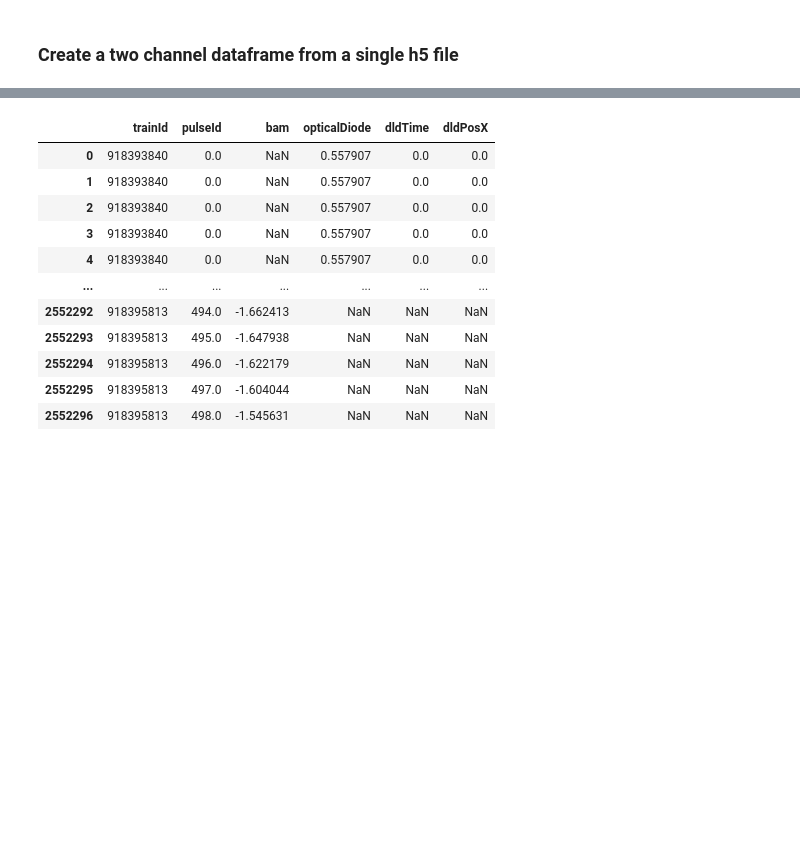
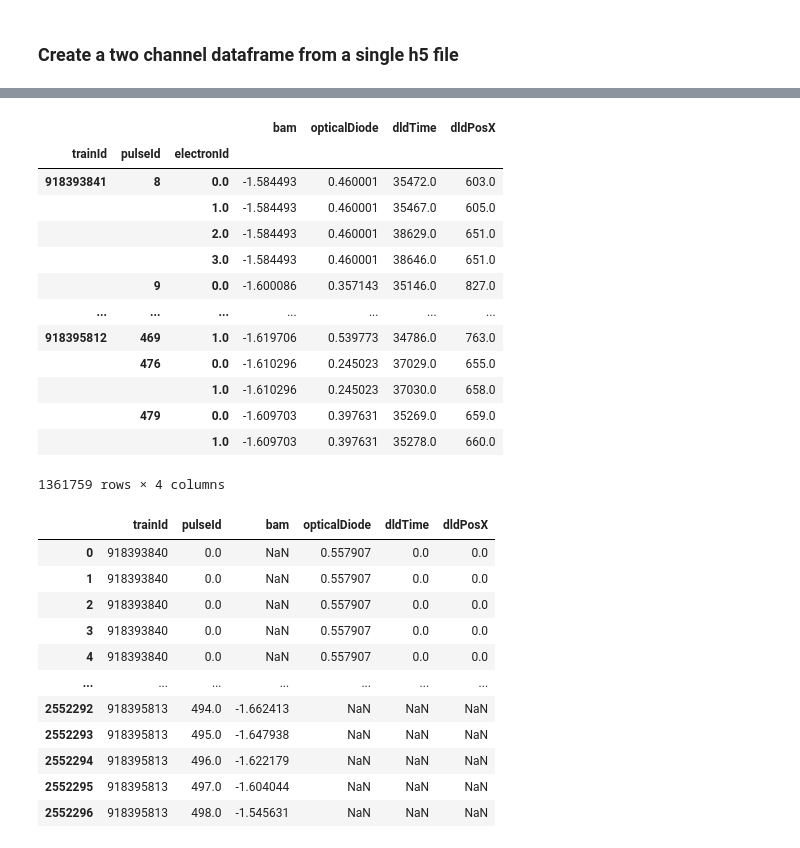
Before and after one commit to momentoscope/hextof-processor, a Jupyter notebook: tutorial/Notebook_DldFlashDataframeCreatorNew.ipynb, the cells around one changed output, grey strips where cells are left out. Cells and saved outputs as stored; diff of their text form; code cells hidden in the pictures; blank space fills up the shorter version.

```diff
--- a/tutorial/Notebook_DldFlashDataframeCreatorNew.ipynb
+++ b/tutorial/Notebook_DldFlashDataframeCreatorNew.ipynb
@@ -78,3 +81,20 @@ df_combined_ = df1_.join(df2_, how='outer')
+# %%
+df1_.dropna()
+# %% [output]
+|  |  |  | bam | opticalDiode | dldTime | dldPosX |
+| trainId | pulseId | electronId |  |  |  |  |
+| 918393841 | 8 | 0.0 | -1.584493 | 0.460001 | 35472.0 | 603.0 |
+|  |  | 1.0 | -1.584493 | 0.460001 | 35467.0 | 605.0 |
+|  |  | 2.0 | -1.584493 | 0.460001 | 38629.0 | 651.0 |
+|  |  | 3.0 | -1.584493 | 0.460001 | 38646.0 | 651.0 |
+|  | 9 | 0.0 | -1.600086 | 0.357143 | 35146.0 | 827.0 |
+| ... | ... | ... | ... | ... | ... | ... |
+| 918395812 | 469 | 1.0 | -1.619706 | 0.539773 | 34786.0 | 763.0 |
+|  | 476 | 0.0 | -1.610296 | 0.245023 | 37029.0 | 655.0 |
+|  |  | 1.0 | -1.610296 | 0.245023 | 37030.0 | 658.0 |
+|  | 479 | 0.0 | -1.609703 | 0.397631 | 35269.0 | 659.0 |
+|  |  | 1.0 | -1.609703 | 0.397631 | 35278.0 | 660.0 |
+1361759 rows × 4 columns
 # %%
 pd.read_parquet('parquet_dirtest')
 # %% [output]
```
Also changed, not shown: parts of 8 cells of this notebook, 2 other files.
